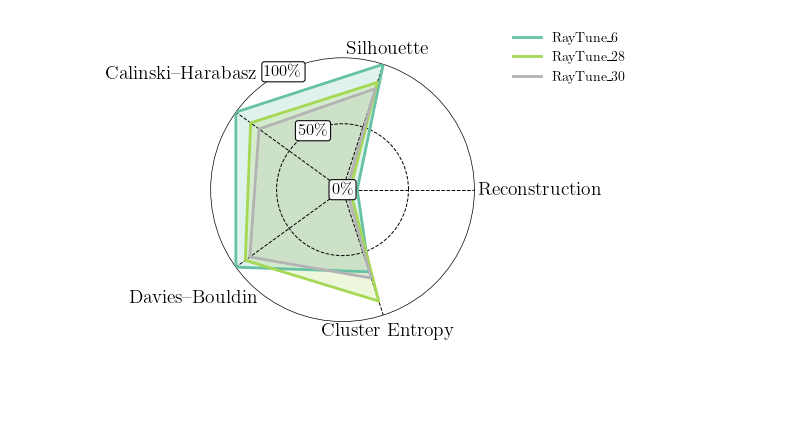
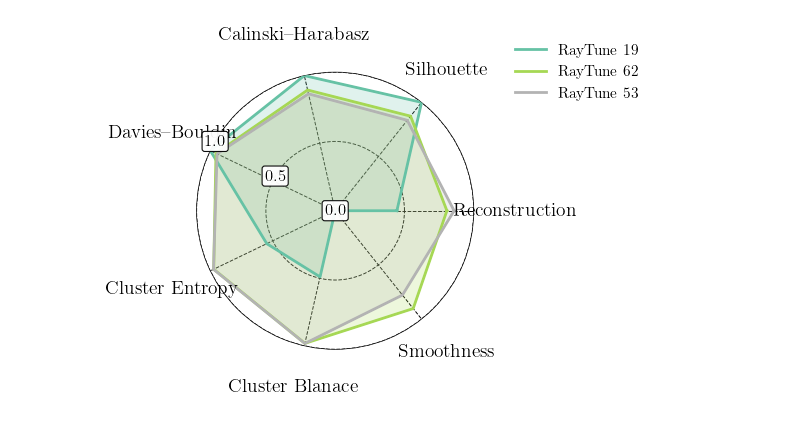
Before and after one commit to jonashuegle/vae_gmm, a Jupyter notebook: Plot_radar.ipynb, the cells around one changed output. Saved outputs shown, nothing was run; the diff lists cells and outputs as text; code cells hidden in the pictures; blank space fills up the shorter version.

```diff
--- a/Plot_radar.ipynb
+++ b/Plot_radar.ipynb
@@ -798,9 +1048,81 @@ std_value min/max: 0.0 17.128105
+# %%
+import os
+import json
+import numpy as np
+import pandas as pd
+
+# Passe diesen Pfad an:
+interim_results_dir = "/work/aa0238/a271125/logs_ray/vae_gmm_multi_objective_scan/version_64/interim_results"
+
+# Alle trial_*.json finden
+trial_files = [f for f in os.listdir(interim_results_dir) if f.startswith("trial_") and f.endswith(".json")]
+
+# --- 1.3) Ergebnisse aus allen Trials sammeln ---
+entries = []
+for f in trial_files:
+    with open(os.path.join(interim_results_dir, f), "r") as file:
+        entry = json.load(file)
+        entries.append(entry)
 # %%
+metric_display = {
+    "loss_recon": "Reconstruction",
+    "silhouette": "Silhouette",
+    "calinski_harabasz": "Calinski–Harabasz",
+    "davies_bouldin": "Davies–Bouldin",
+    "cluster_entropy": "Cluster Entropy",
+    "balance": "Cluster Blanace",
+    "smoothness": "Smoothness",
+}
+
+# Hier werden alle gewünschten Keys definiert – inkl. smoothness
+keys_rt = [
+    "loss_recon",
+    "silhouette",
+    "calinski_harabasz",
+    "davies_bouldin",
+    "cluster_entropy",
+    "balance",
+    "smoothness",
+]
+records = []
+for i, entry in enumerate(entries):
+    m = entry["metrics"]
+    # Für jeden Key: falls er im JSON-Block metrics steht,
+    # sonst np.nan
+    rec = {k: float(m[k]) if k in m else np.nan for k in keys_rt}
+    rec["exp_name"] = "RayTune"
+    rec["version"]  = str(i)
+    records.append(rec)
+
+df_rt = pd.DataFrame(records)
+
+# --- 3) Ausreißer filtern -----------------------------
+# Nur auf jene Spalten filtern, die tatsächlich Werte haben
+#mask = (
+#    (df_rt["loss_recon"]        < 1e3)   &
+#    (df_rt["silhouette"]        > -0.9)  &
+#    (df_rt["calinski_harabasz"] > -0.1)  &
+#    (df_rt["davies_bouldin"]    < 1e3)   &
+#    (df_rt["cluster_entropy"]   > -0.1)  &
+#    (df_rt["balance"]   > -1000)
+#)
+## Falls smoothness-Spalte nicht nur NaNs enthält, filtern wir auch darauf:
+##if df_rt["smoothness"].notna().any():
+##    mask &= (df_rt["smoothness"] > -0.1)
+#
+#df_rt = df_rt[mask].reset_index(drop=True)
+
+# --- 4) Globale Normierungsgrenzen berechnen ----------
+invert_keys = ["loss_recon", "davies_bouldin"]
+
+
+
 df_rt_global = prepare_radar_df(
     df           = df_rt,
     keys         = keys_rt,
     invert_keys  = ["loss_recon", "davies_bouldin"],
-    baseline_raw = None,
+    #baseline_raw = baseline_raw,
+    #top_n        = 3
 )
 
 df_rt_sorted = df_rt_global.sort_values(
@@ -808,10 +1130,12 @@ df_rt_sorted = df_rt_global.sort_values(
     ascending=[False, True]
 )
 
+#df_plot = pd.concat([df_rt_sorted.head(3), df_kmeans], ignore_index=True)
+
 plot_radar(df_rt_sorted.head(3),
            keys_rt,
            metric_display,
-           label_radii = [1.5,1.12,1.5,1.4,1.13],# [reconstruction,silhouette,calinski,...]
+           #label_radii = [1.5,1.12,1.5,1.4,1.13, 1.2, 1.2],# [reconstruction,silhouette,calinski,...]
           )
-plt.savefig('./plots/Pareto_RayTune_norm.pdf', bbox_inches='tight')
+#plt.savefig('./plots/Pareto_RayTune_norm-.pdf', bbox_inches='tight')
 # %% [output]
@@ -818 +1143 @@ plt.savefig('./plots/Pareto_RayTune_norm.pdf', bbox_inches='tight')
-[figure, old version]
+[figure, new version]
```
Also changed, not shown: parts of 29 cells of this notebook, 22 other files.
